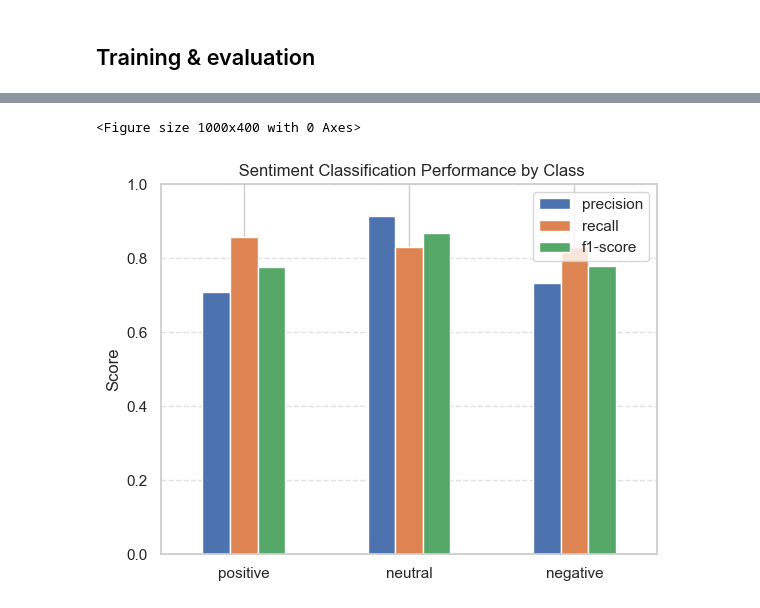
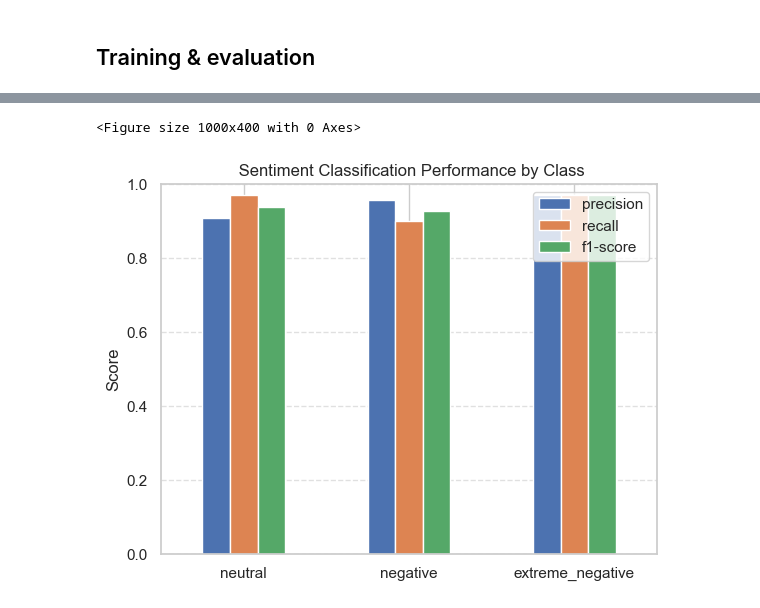
Before and after one commit to deeason7/cfpb_, a Jupyter notebook: notebooks/04_sentiment_training.ipynb, the cells around one changed output, grey strips where cells are left out. Drawn from its saved outputs; the diff is of its cells as text; code cells hidden in the pictures.

```diff
--- a/notebooks/04_sentiment_training.ipynb
+++ b/notebooks/04_sentiment_training.ipynb
@@ -58,16 +58,16 @@ display(report_df)
 # %%
 #  Visualize key performance metrics
 plt.figure(figsize=(10, 4))
-report_df.loc[["positive", "neutral", "negative"], ["precision", "recall", "f1-score"]].plot(kind="bar")
+report_df.loc[["neutral", "negative", "extreme_negative"], ["precision", "recall", "f1-score"]].plot(kind="bar")
 plt.title(" Sentiment Classification Performance by Class")
 plt.ylabel("Score")
 plt.ylim(0, 1)
 plt.xticks(rotation=0)
 plt.grid(axis="y", linestyle="--", alpha=0.6)
 plt.show()
 # %% [output]
 <Figure size 1000x400 with 0 Axes>
-[figure, old version]
+[figure, new version]
 # %%
 #  Sample predictions
 pred_df = pd.read_csv("../outputs/predictions_sentiment.csv")
```
Also changed, not shown: parts of 3 cells of this notebook, 14 other files.
